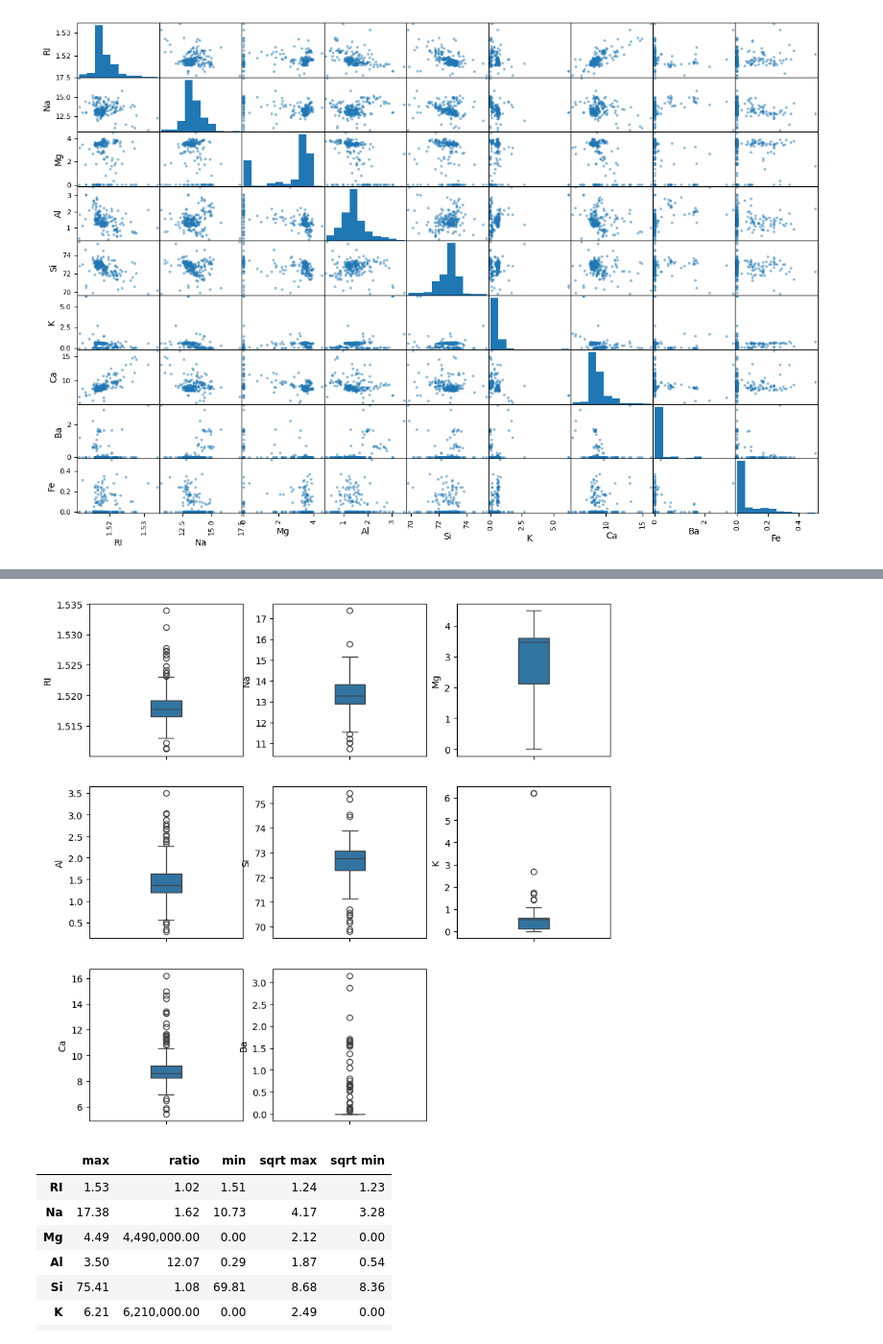
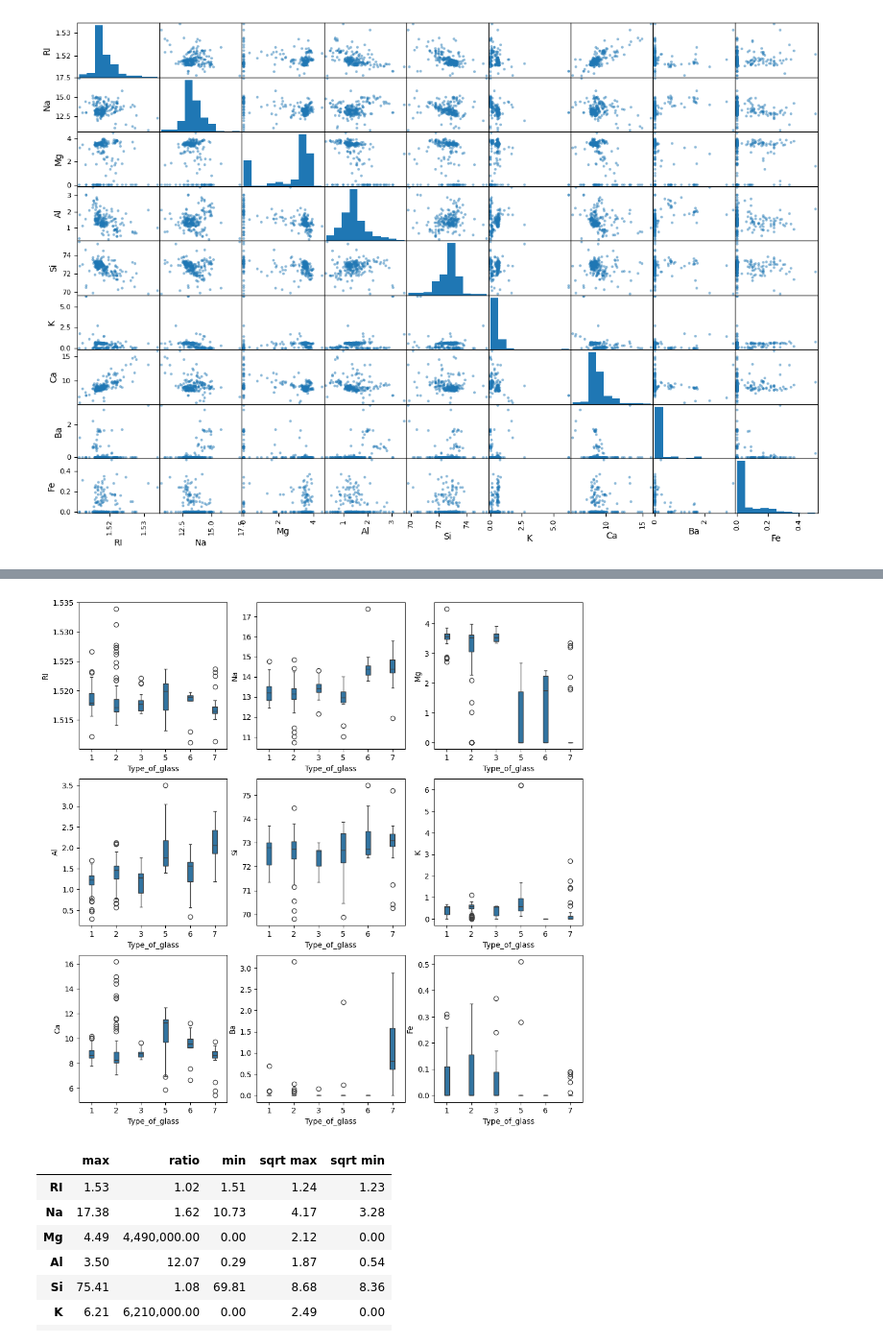
Before and after one commit to sfarheen28/app_predictive_modeling, a Jupyter notebook: APL_preprocess_ch3.ipynb, the cells around one changed output, grey strips where cells are left out. Shown at 96% size. Saved outputs shown, nothing was run; the diff lists cells and outputs as text; code cells hidden in the pictures.

```diff
--- a/APL_preprocess_ch3.ipynb
+++ b/APL_preprocess_ch3.ipynb
@@ -94,0 +129,3 @@ plt.show()
+# %%
+glass = pd.concat([X, y], axis=1)
+glass.head()
@@ -95,15 +139,15 @@ plt.show()
 # %%
+# @title Box Plot
 import seaborn as sns
 
-fig, axes = plt.subplots(3, 3, figsize = (10,10))
+fig, axes = plt.subplots(3, 3, figsize = (12,12))
 flattened_axes = fig.axes
-flattened_axes[-1].set_visible(False)
 
-for i, var in enumerate(X):
+for i, var in enumerate(X.columns):
     ax = flattened_axes[i]
-    sns.boxplot(y=var, width=0.2, data=X, ax=ax, showfliers=True)
+    sns.boxplot(y=var, x = glass['Type_of_glass'], width=0.2, data=glass, ax=ax, showfliers=True)
 # %% [output]
-[figure, old version]
+[figure, new version]
 # %%
 pd.options.display.float_format = "{:,.2f}".format
 pd.DataFrame({'max': X.max(), 'ratio': X.max()/(X.min()+0.000001), 'min': X.min(),
```
Also changed, not shown: parts of 24 cells of this notebook.
